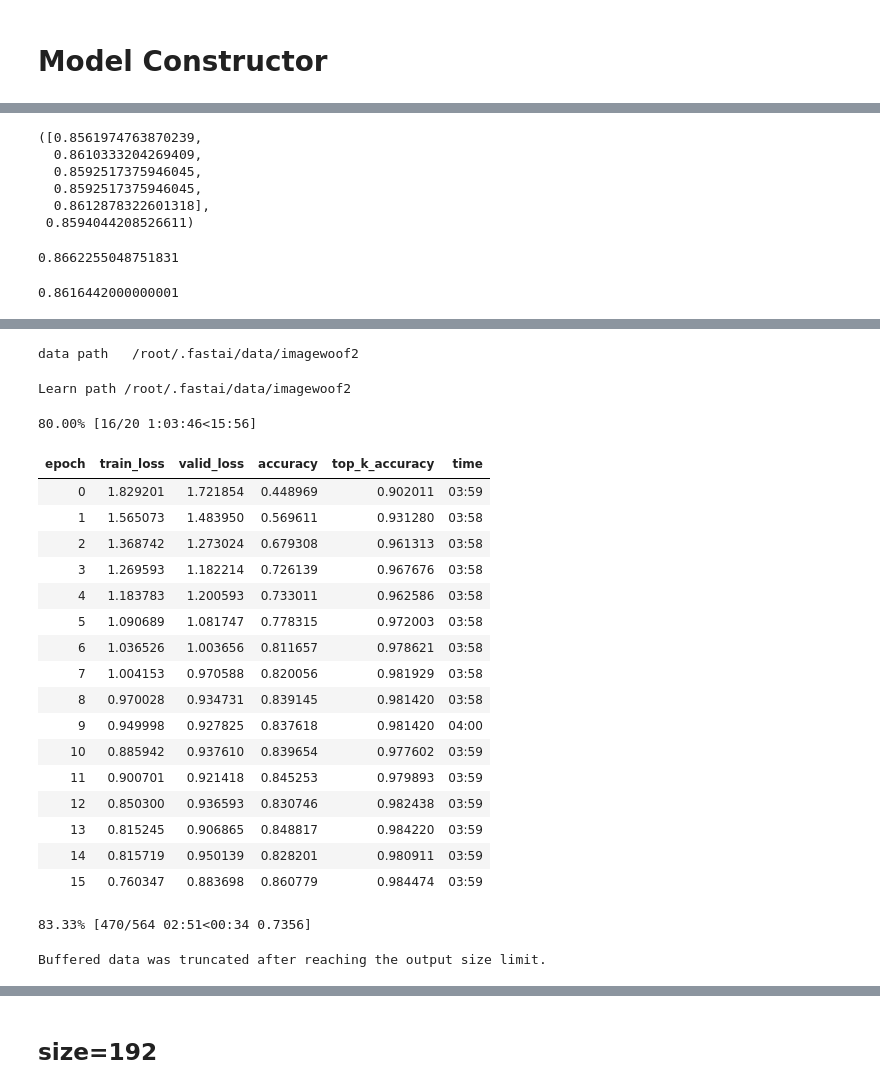
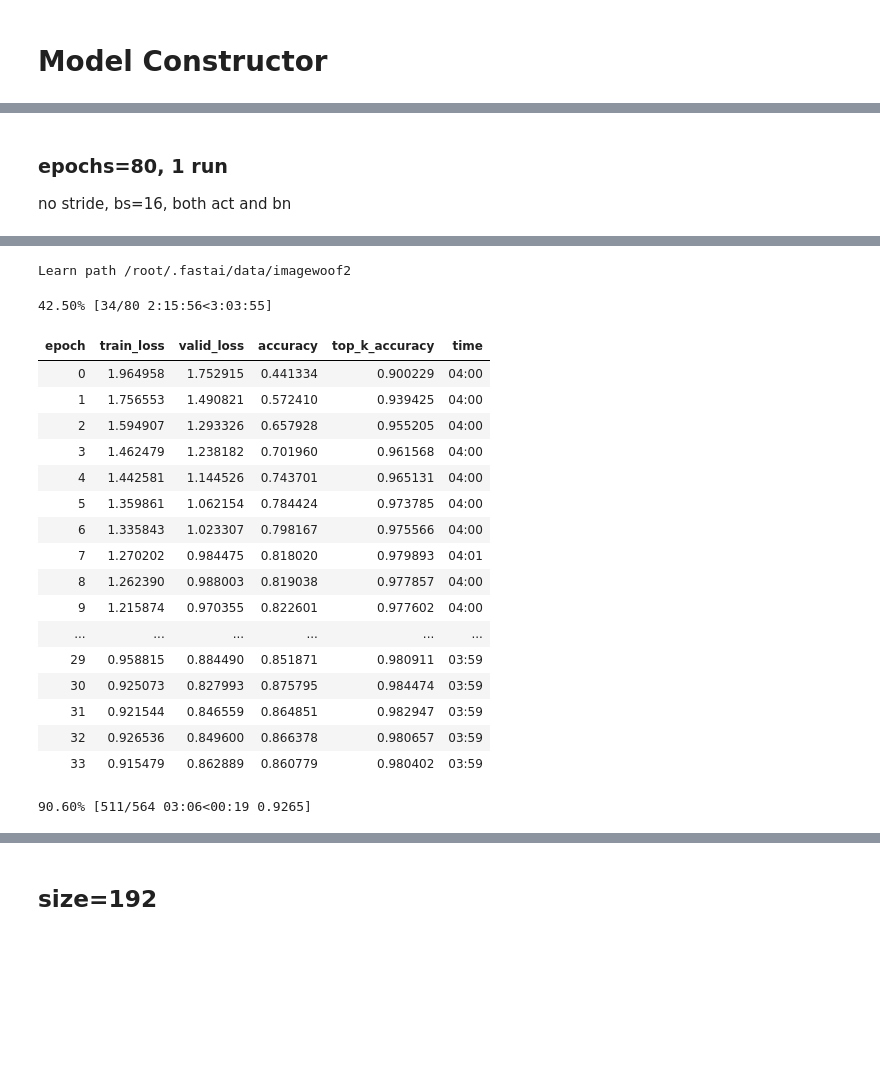
Before and after one commit to BoaEi/imagenette_experiments, a Jupyter notebook: ResNet_separable.ipynb, the cells around one changed output, grey strips where cells are left out. Cells and saved outputs as stored; diff of their text form; code cells hidden in the pictures; blank space fills up the shorter version.

```diff
--- a/ResNet_separable.ipynb
+++ b/ResNet_separable.ipynb
@@ -237,25 +209,10 @@ Learn path /root/.fastai/data/imagewoof2
-# %%
-res[5:], sum(res[5:])/5
-# %% [output]
-([0.8561974763870239,
-  0.8610333204269409,
-  0.8592517375946045,
-  0.8592517375946045,
-  0.8612878322601318],
- 0.8594044208526611)
-# %%
-sum(res[5:])/5
-# %% [output]
-0.8662255048751831
-# %%
-res = [0.861542, 0.859252, 0.859252, 0.863324, 0.864851]
-sum(res)/5
-# %% [output]
-0.8616442000000001
+# %% [markdown]
+### epochs=80, 1 run
+
+no stride, bs=16, both act and bn
 # %%
-for epochs in [20]:
+for epochs in [80]:
     mixup=0 if epochs<=20 else 0.2
-    model.conv_layer = NewLayer # for the stem
     learn = get_learn(model=model, size=128, bs=16, mixup=mixup)
     learn.fit_fc(epochs, lr=4e-3, moms=(0.95,0.95), start_pct=0.72)
     res += [learn.recorder.metrics[-1][0].item()]
@@ -266,22 +222,20 @@ Downloading https://s3.amazonaws.com/fast-ai-imageclas/imagewoof2.tgz
-data path   /root/.fastai/data/imagewoof2
+Learn path /root/.fastai/data/imagewoof2
-Learn path /root/.fastai/data/imagewoof2
+42.50% [34/80 2:15:56<3:03:55]
+| epoch | train_loss | valid_loss | accuracy | top_k_accuracy | time |
+| 0 | 1.964958 | 1.752915 | 0.441334 | 0.900229 | 04:00 |
+| 1 | 1.756553 | 1.490821 | 0.572410 | 0.939425 | 04:00 |
+| 2 | 1.594907 | 1.293326 | 0.657928 | 0.955205 | 04:00 |
+| 3 | 1.462479 | 1.238182 | 0.701960 | 0.961568 | 04:00 |
+| 4 | 1.442581 | 1.144526 | 0.743701 | 0.965131 | 04:00 |
+| 5 | 1.359861 | 1.062154 | 0.784424 | 0.973785 | 04:00 |
+| 6 | 1.335843 | 1.023307 | 0.798167 | 0.975566 | 04:00 |
+| 7 | 1.270202 | 0.984475 | 0.818020 | 0.979893 | 04:01 |
+| 8 | 1.262390 | 0.988003 | 0.819038 | 0.977857 | 04:00 |
+| 9 | 1.215874 | 0.970355 | 0.822601 | 0.977602 | 04:00 |
+| ... | ... | ... | ... | ... | ... |
+| 29 | 0.958815 | 0.884490 | 0.851871 | 0.980911 | 03:59 |
+| 30 | 0.925073 | 0.827993 | 0.875795 | 0.984474 | 03:59 |
+| 31 | 0.921544 | 0.846559 | 0.864851 | 0.982947 | 03:59 |
+| 32 | 0.926536 | 0.849600 | 0.866378 | 0.980657 | 03:59 |
+| 33 | 0.915479 | 0.862889 | 0.860779 | 0.980402 | 03:59 |
-80.00% [16/20 1:03:46<15:56]
+90.60% [511/564 03:06<00:19 0.9265]
-| epoch | train_loss | valid_loss | accuracy | top_k_accuracy | time |
-| 0 | 1.829201 | 1.721854 | 0.448969 | 0.902011 | 03:59 |
-| 1 | 1.565073 | 1.483950 | 0.569611 | 0.931280 | 03:58 |
-| 2 | 1.368742 | 1.273024 | 0.679308 | 0.961313 | 03:58 |
-| 3 | 1.269593 | 1.182214 | 0.726139 | 0.967676 | 03:58 |
-| 4 | 1.183783 | 1.200593 | 0.733011 | 0.962586 | 03:58 |
-| 5 | 1.090689 | 1.081747 | 0.778315 | 0.972003 | 03:58 |
-| 6 | 1.036526 | 1.003656 | 0.811657 | 0.978621 | 03:58 |
-| 7 | 1.004153 | 0.970588 | 0.820056 | 0.981929 | 03:58 |
-| 8 | 0.970028 | 0.934731 | 0.839145 | 0.981420 | 03:58 |
-| 9 | 0.949998 | 0.927825 | 0.837618 | 0.981420 | 04:00 |
-| 10 | 0.885942 | 0.937610 | 0.839654 | 0.977602 | 03:59 |
-| 11 | 0.900701 | 0.921418 | 0.845253 | 0.979893 | 03:59 |
-| 12 | 0.850300 | 0.936593 | 0.830746 | 0.982438 | 03:59 |
-| 13 | 0.815245 | 0.906865 | 0.848817 | 0.984220 | 03:59 |
-| 14 | 0.815719 | 0.950139 | 0.828201 | 0.980911 | 03:59 |
-| 15 | 0.760347 | 0.883698 | 0.860779 | 0.984474 | 03:59 |
-83.33% [470/564 02:51<00:34 0.7356]
-Buffered data was truncated after reaching the output size limit.
```
Also changed, not shown: parts of 44 cells of this notebook.
